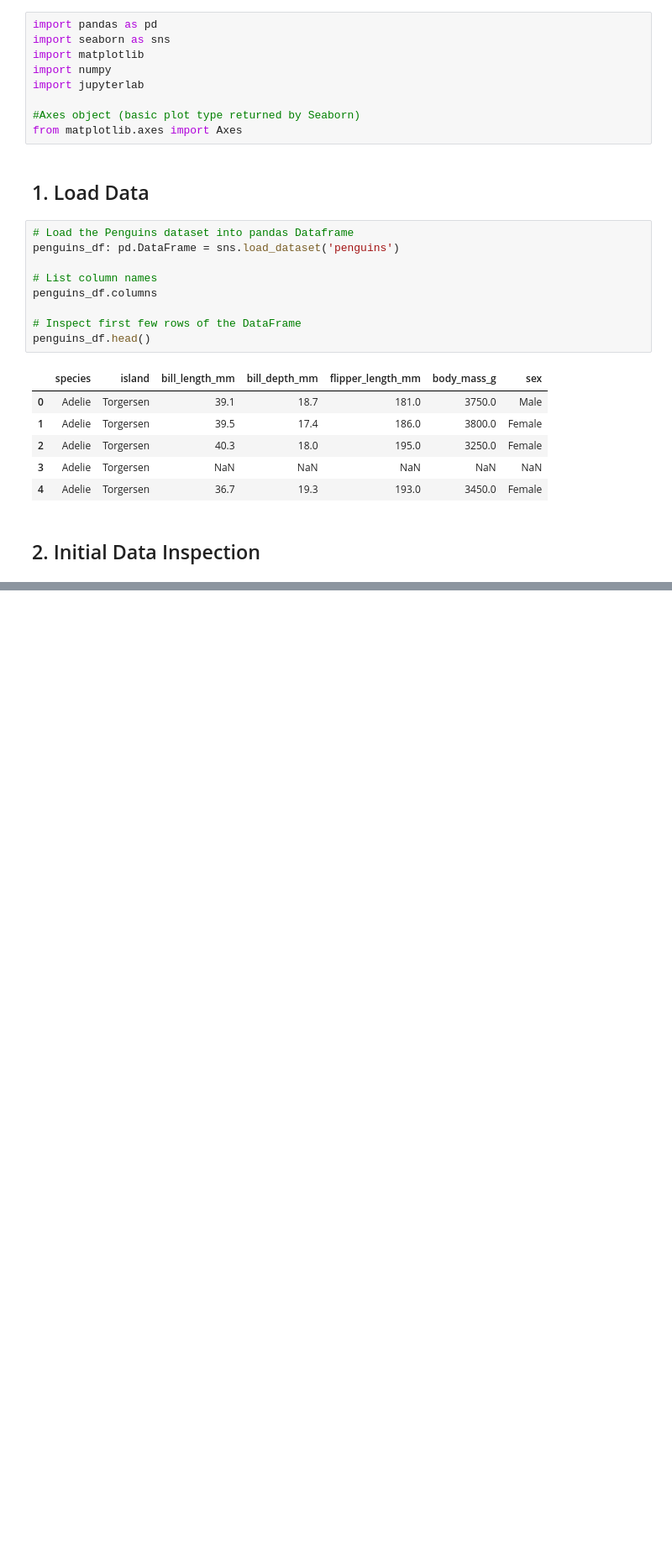
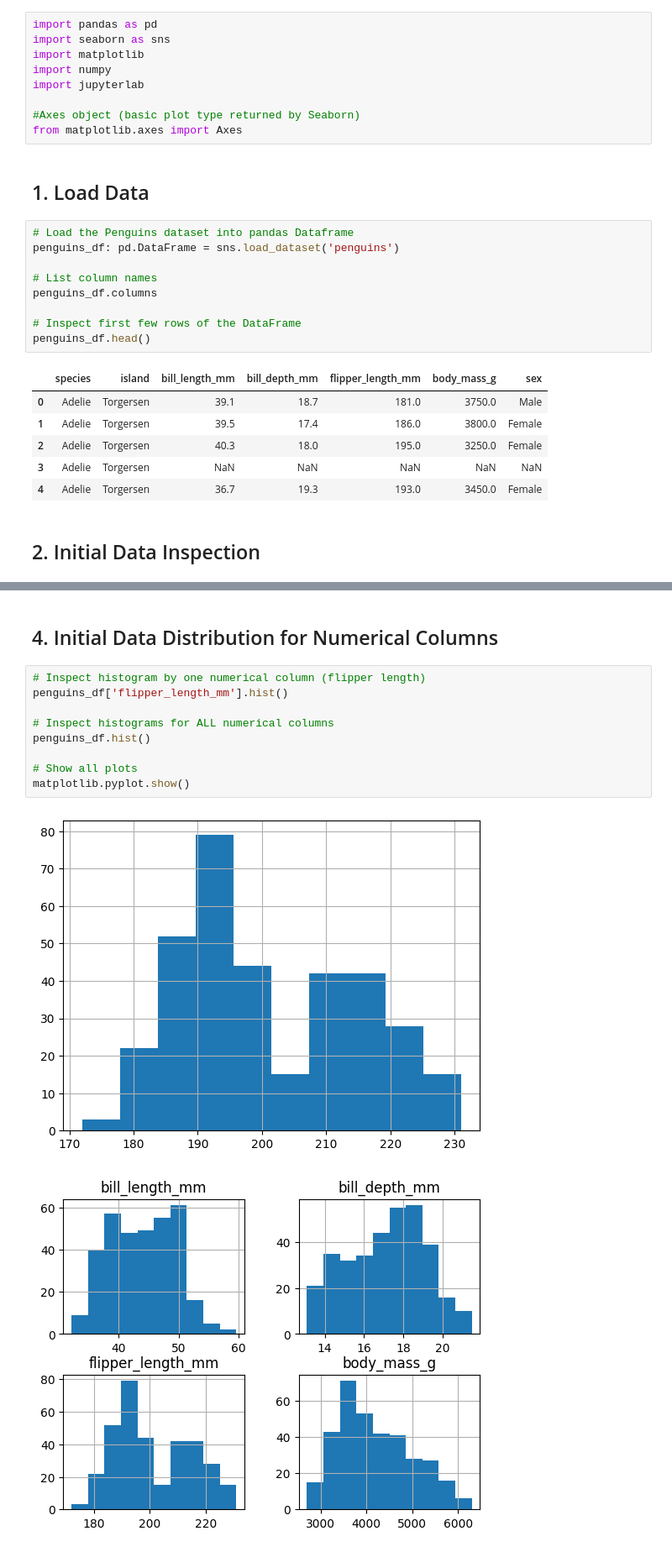
Before and after one commit to sydsailors/datafun-06-eda, a Jupyter notebook: sydney_penguins_eda.ipynb, the cells around one changed output, grey strips where cells are left out. Shown: that part at 84% size. Drawn from its saved outputs; the diff is of its cells as text; blank space fills up the shorter version.

```diff
--- a/sydney_penguins_eda.ipynb
+++ b/sydney_penguins_eda.ipynb
@@ -51,0 +86,14 @@ penguins_df.shape
+# %% [markdown]
+## 4. Initial Data Distribution for Numerical Columns
+# %%
+# Inspect histogram by one numerical column (flipper length)
+penguins_df['flipper_length_mm'].hist()
+
+# Inspect histograms for ALL numerical columns
+penguins_df.hist()
+
+# Show all plots
+matplotlib.pyplot.show()
+# %% [output]
+[figure, added]
+[figure, added]
```
Also changed, not shown: parts of 6 cells of this notebook.
